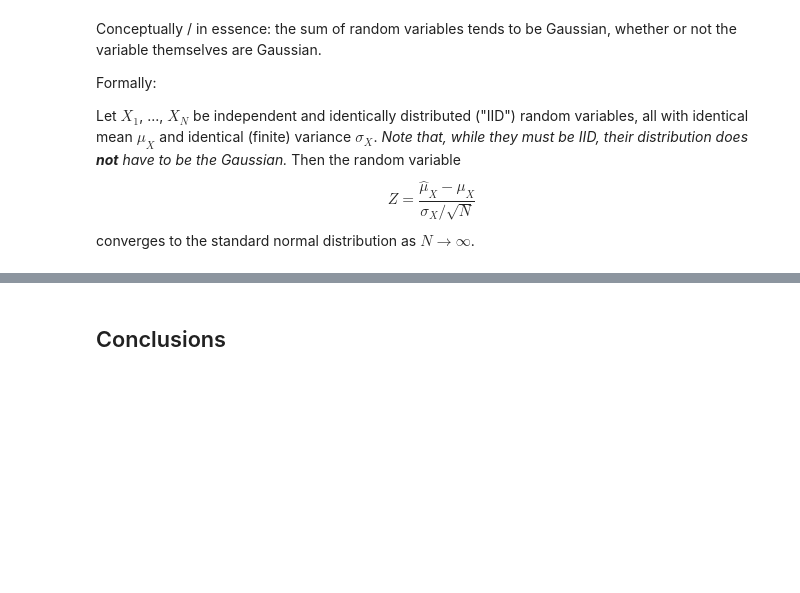
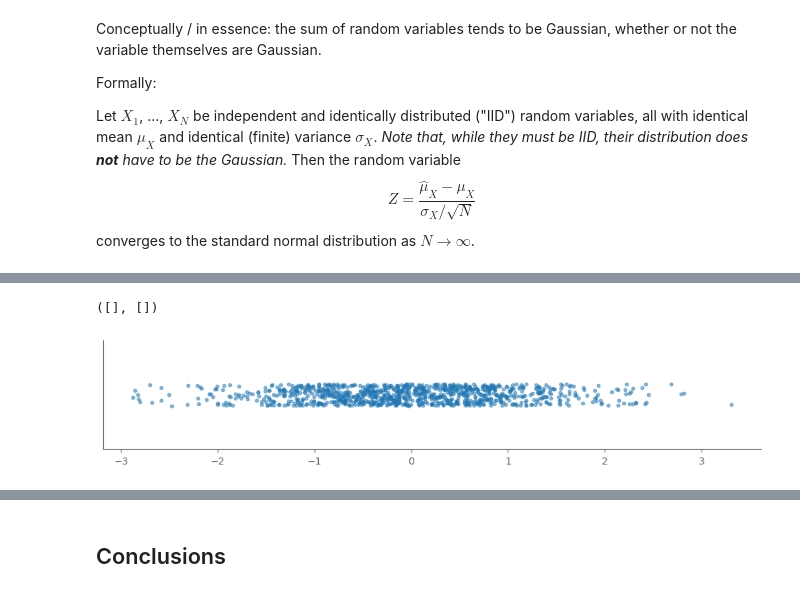
Before and after one commit to spencerahill/stat-methods-course, a Jupyter notebook: _sources/lectures/probability-theory.ipynb, the cells around one changed output, grey strips where cells are left out. Cells and saved outputs as stored; diff of their text form; code cells hidden in the pictures; blank space fills up the shorter version.

```diff
--- a/_sources/lectures/probability-theory.ipynb
+++ b/_sources/lectures/probability-theory.ipynb
@@ -126,0 +212,22 @@ converges to the standard normal distribution as $N\rightarrow\infty$.
+# %%
+import matplotlib.pyplot as plt
+import numpy as np
+
+N = 1000  # Number of random values
+jitter_amount = 0.01  # Amount of jitter
+
+# Draw N random values from a standard normal distribution
+samples = np.random.normal(0, 1, N)
+
+# Apply jitter in the y-direction
+jitter = np.random.uniform(-jitter_amount, jitter_amount, N)
+
+# Create the plot
+fig, ax = plt.subplots(figsize=(12, 2))
+ax.scatter(samples, jitter, alpha=0.5, s=10)
+
+ax.set_ylim(-jitter_amount * 5, jitter_amount * 5)
+plt.yticks([])  # Hide y-axis
+# %% [output]
+([], [])
+[figure, added]
```
Also changed, not shown: parts of 3 cells of this notebook, 18 other files.
